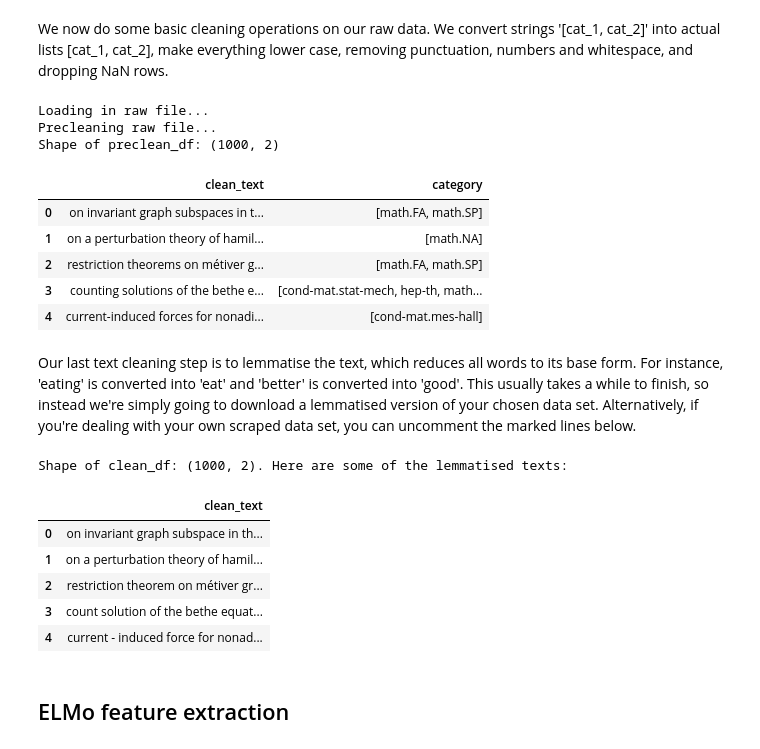
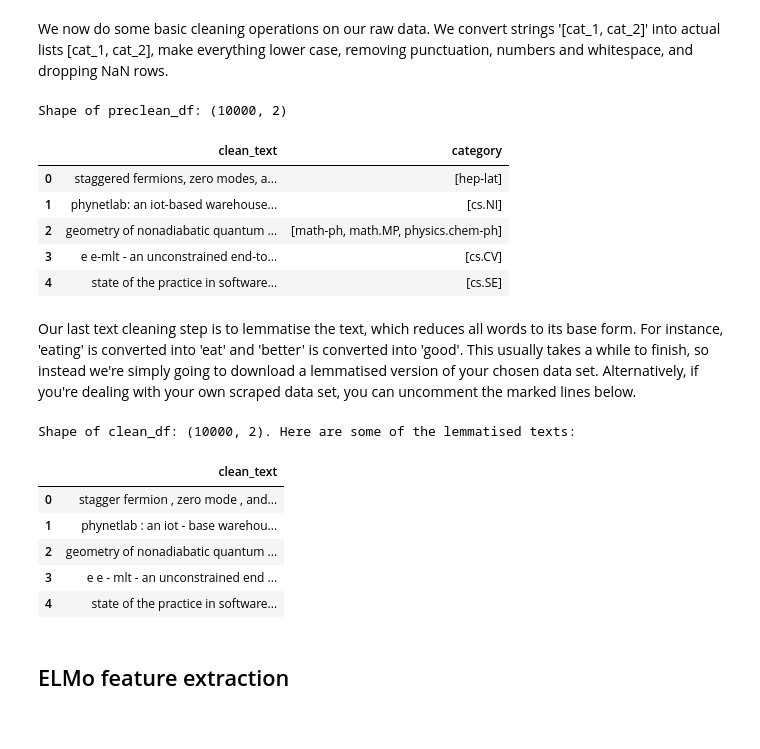
Before and after one commit to saattrupdan/scholarly, a Jupyter notebook: paper_classifier.ipynb, the cells around one changed output. Drawn from its saved outputs; the diff is of its cells as text; code cells hidden in the pictures.

```diff
--- a/paper_classifier.ipynb
+++ b/paper_classifier.ipynb
@@ -49,6 +49,6 @@ Alternatively, I have downloaded metadata from about a million papers using this
 
 Choose your favorite below. Alternatively, of course, you can set it to be the file name of your own scraped data.
 # %%
-file_name = "arxiv_sample_1000"
+file_name = "arxiv_sample_10000"
 # %% [markdown]
 Next up, we specify the folder in which we will store all our data. Change to whatever folder you would like.
@@ -57,3 +55,5 @@ data_path = "data_test" #os.path.join("P:/", "Public Folder", "scholarly_data")
+# %%
+data_path = 'data'
 # %% [markdown]
 ## Fetching data
 # %% [markdown]
@@ -88,45 +91,47 @@ We now do some basic cleaning operations on our raw data. We convert strings '\[
 # %%
 # preclean raw data and save the precleaned texts and
 # categories to {file_name}_preclean.csv
-cleaner.get_preclean_text(file_name, data_path)
+full_path = os.path.join(data_path, f"{file_name}_preclean.csv")
+if not os.path.isfile(full_path):
+    cleaner.get_preclean_text(file_name, data_path)
 
 # load in precleaned text
 full_path = os.path.join(data_path, f"{file_name}_preclean.csv")
 preclean_text = np.loadtxt(
     fname = full_path,
     delimiter = '\n',
     dtype = object,
     encoding = 'utf-8'
     )
 preclean_df = pd.DataFrame(preclean_text)
 preclean_df.columns = ['clean_text']
 
 # load in cats
 full_path = os.path.join(data_path, f"{file_name}_cats.csv")
 clean_cats_with_path = lambda x: cleaner.clean_cats(x, path = data_path)
 cleaned_cats = pd.read_csv(full_path, header = None, converters = {0 : clean_cats_with_path})
 
 # join the two dataframes
 preclean_df['category'] = cleaned_cats.iloc[:, 0]
 
 print(f"Shape of preclean_df: {preclean_df.shape}")
 pd.set_option('display.max_colwidth', 300)
 preclean_df.head()
 # %% [output]
-Loading in raw file...
-Precleaning raw file...
-Shape of preclean_df: (1000, 2)
+Shape of preclean_df: (10000, 2)
 |  | clean_text | category |
-| 0 | on invariant graph subspaces in t... | [math.FA, math.SP] |
-| 1 | on a perturbation theory of hamil... | [math.NA] |
-| 2 | restriction theorems on métiver g... | [math.FA, math.SP] |
-| 3 | counting solutions of the bethe e... | [cond-mat.stat-mech, hep-th, math... |
-| 4 | current-induced forces for nonadi... | [cond-mat.mes-hall] |
+| 0 | staggered fermions, zero modes, a... | [hep-lat] |
+| 1 | phynetlab: an iot-based warehouse... | [cs.NI] |
+| 2 | geometry of nonadiabatic quantum ... | [math-ph, math.MP, physics.chem-ph] |
+| 3 | e e-mlt - an unconstrained end-to... | [cs.CV] |
+| 4 | state of the practice in software... | [cs.SE] |
 # %% [markdown]
 Our last text cleaning step is to lemmatise the text, which reduces all words to its base form. For instance, 'eating' is converted into 'eat' and 'better' is converted into 'good'. This usually takes a while to finish, so instead we're simply going to download a lemmatised version of your chosen data set. Alternatively, if you're dealing with your own scraped data set, you can uncomment the marked lines below.
 # %%
 # lemmatise precleaned data and save lemmatised texts to {file_name}_clean.csv
-cleaner.lemmatise_file(file_name, batch_size = 1000, path = data_path, confirmation = False)
+full_path = os.path.join(data_path, f"{file_name}_clean.csv")
+if not os.path.isfile(full_path):
+    cleaner.lemmatise_file(file_name, batch_size = 1000, path = data_path, confirmation = False)
 
 clean_df = preclean_df.copy()
 
@@ -139,13 +144,13 @@ print(f"Shape of clean_df: {clean_df.shape}. Here are some of the lemmatised tex
 pd.set_option('display.max_colwidth', 1000)
 clean_df[['clean_text']].head()
 # %% [output]
-Shape of clean_df: (1000, 2). Here are some of the lemmatised texts:
+Shape of clean_df: (10000, 2). Here are some of the lemmatised texts:
 |  | clean_text |
-| 0 | on invariant graph subspace in th... |
-| 1 | on a perturbation theory of hamil... |
-| 2 | restriction theorem on métiver gr... |
-| 3 | count solution of the bethe equat... |
-| 4 | current - induced force for nonad... |
+| 0 | stagger fermion , zero mode , and... |
+| 1 | phynetlab : an iot - base warehou... |
+| 2 | geometry of nonadiabatic quantum ... |
+| 3 | e e - mlt - an unconstrained end ... |
+| 4 | state of the practice in software... |
 # %% [markdown]
 ## ELMo feature extraction
 # %% [markdown]
```
Also changed, not shown: parts of 12 cells of this notebook, 2 other files.
